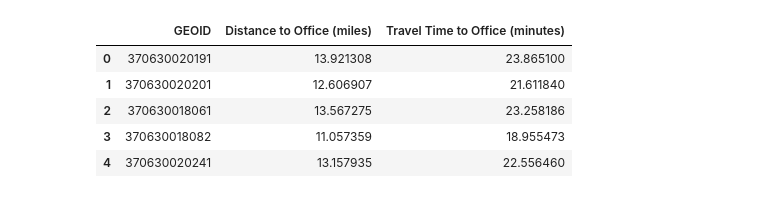
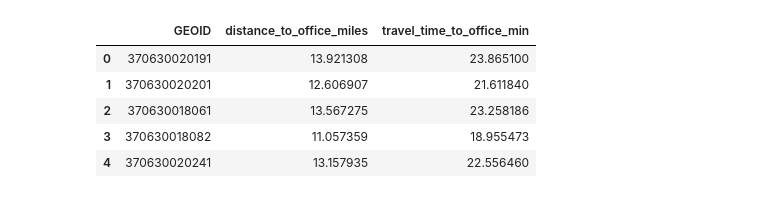
Before and after one commit to lincolngroves/OperationNextNest, a Jupyter notebook: 01 - OperationNextNest - Data Engineering in Python.ipynb, the cells around one changed output. Saved outputs shown, nothing was run; the diff lists cells and outputs as text; code cells hidden in the pictures.

```diff
--- a/01 - OperationNextNest - Data Engineering in Python.ipynb
+++ b/01 - OperationNextNest - Data Engineering in Python.ipynb
@@ -336,16 +471,19 @@ Using `GEOID` as our key, we create `merged_gdf`, a **GeoDataFrame** that knows
 # %%
-# Ensure GEOID is a string on both sides
-gdf['GEOID'] = gdf['GEOID'].astype(str)
-census_blockgroup_data['GEOID'] = census_blockgroup_data['GEOID'].astype(str)
+# Ensure GEOID is stored as a string in both datasets
+gdf["GEOID"] = gdf["GEOID"].astype(str)
+census_blockgroup_data["GEOID"] = census_blockgroup_data["GEOID"].astype(str)
 
-# Merge attributes + geometry
+# Join ACS attributes to block group geometries
 merged_gdf = gdf.merge(
     census_blockgroup_data,
-    on='GEOID',
-    how='left'
+    on="GEOID",
+    how="left"
 )
 
-merged_gdf = merged_gdf.set_geometry('geometry')
+# Confirm the result is still a GeoDataFrame
+merged_gdf = gpd.GeoDataFrame(merged_gdf, geometry="geometry", crs=gdf.crs)
+
+# Preview the merged dataset
 merged_gdf.head()
 # %% [output]
 |  | STATEFP | COUNTYFP | TRACTCE | BLKGRPCE | GEOID | GEOIDFQ | NAMELSAD | MTFCC | FUNCSTAT | ALAND | AWATER | ... |
@@ -448,42 +651,52 @@ Time for time → ⬇️
 # %%
-# SAS office location (lat, lon) for geodesic distance
+# -------------------------------------------------------------
+# Estimate commute distance and travel time to the SAS campus
+# -------------------------------------------------------------
+
+# SAS campus location in (latitude, longitude)
 office_coords = (35.81563890659871, -78.74939336654782)
 
-# Step 1: Re-project to a projected CRS for accurate centroid calculations
-merged_gdf = merged_gdf.to_crs(epsg=32119)  # NAD83 / North Carolina
+# Re-project to a projected CRS for more accurate centroid calculation
+# EPSG:32119 = NAD83 / North Carolina
+merged_gdf_projected = merged_gdf.to_crs(epsg=32119).copy()
 
-# Step 2: Calculate centroids
-merged_gdf['centroid'] = merged_gdf.geometry.centroid
+# Calculate block group centroids in the projected CRS
+merged_gdf_projected["centroid"] = merged_gdf_projected.geometry.centroid
 
-# Step 3: Build a centroids GeoDataFrame in WGS84 for geodesic distance
-centroids_geo = merged_gdf.copy()
-centroids_geo = centroids_geo.set_geometry('centroid')
-centroids_geo = centroids_geo.to_crs(epsg=4326)  # WGS84
+# Create a GeoDataFrame of centroids and convert back to WGS84
+centroids_gdf = gpd.GeoDataFrame(
+    merged_gdf_projected[["GEOID", "centroid"]].copy(),
+    geometry="centroid",
+    crs=merged_gdf_projected.crs
+).to_crs(epsg=4326)
 
-# Step 4: Extract (lat, lon) from centroid
-centroids_geo['centroid_lat_lon'] = centroids_geo.geometry.apply(
-    lambda point: (point.y, point.x)
+# Extract centroid coordinates as (latitude, longitude)
+centroids_gdf["centroid_lat"] = centroids_gdf.geometry.y
+centroids_gdf["centroid_lon"] = centroids_gdf.geometry.x
+centroids_gdf["centroid_lat_lon"] = list(
+    zip(centroids_gdf["centroid_lat"], centroids_gdf["centroid_lon"])
 )
 
-print(centroids_geo[['centroid_lat_lon']].head())
+print(centroids_gdf[["centroid_lat", "centroid_lon"]].head())
 
-# Step 5: Distance to office (miles)
-centroids_geo['Distance to Office (miles)'] = centroids_geo['centroid_lat_lon'].apply(
+# Calculate straight-line distance to the SAS campus in miles
+centroids_gdf["distance_to_office_miles"] = centroids_gdf["centroid_lat_lon"].apply(
     lambda coords: geodesic(coords, office_coords).miles
 )
 
-# Step 6: Estimated travel time (minutes) assuming average 35 mph
+# Estimate travel time in minutes using an average speed assumption
 average_speed_mph = 35
-centroids_geo['Travel Time to Office (minutes)'] = (
-    centroids_geo['Distance to Office (miles)'] / average_speed_mph * 60
+centroids_gdf["travel_time_to_office_min"] = (
+    centroids_gdf["distance_to_office_miles"] / average_speed_mph * 60
 )
 
-# Step 7: Merge back onto main GeoDataFrame
+# Join distance and travel time back to the main GeoDataFrame
 merged_gdf = merged_gdf.merge(
-    centroids_geo[['GEOID', 'Distance to Office (miles)', 'Travel Time to Office (minutes)']],
-    on='GEOID',
-    how='left'
+    centroids_gdf[["GEOID", "distance_to_office_miles", "travel_time_to_office_min"]],
+    on="GEOID",
+    how="left"
 )
 
-merged_gdf[['GEOID', 'Distance to Office (miles)', 'Travel Time to Office (minutes)']].head()
+# Preview the new commute-related fields
+merged_gdf[["GEOID", "distance_to_office_miles", "travel_time_to_office_min"]].head()
 # %% [output]
@@ -496,4 +709,4 @@ merged_gdf[['GEOID', 'Distance to Office (miles)', 'Travel Time to Office (minut
-|  | GEOID | Distance to Office (miles) | Travel Time to Office (minutes) |
+|  | GEOID | distance_to_office_miles | travel_time_to_office_min |
 | 0 | 370630020191 | 13.921308 | 23.865100 |
 | 1 | 370630020201 | 12.606907 | 21.611840 |
 | 2 | 370630018061 | 13.567275 | 23.258186 |
```
Also changed, not shown: parts of 31 cells of this notebook, 6 other files.
